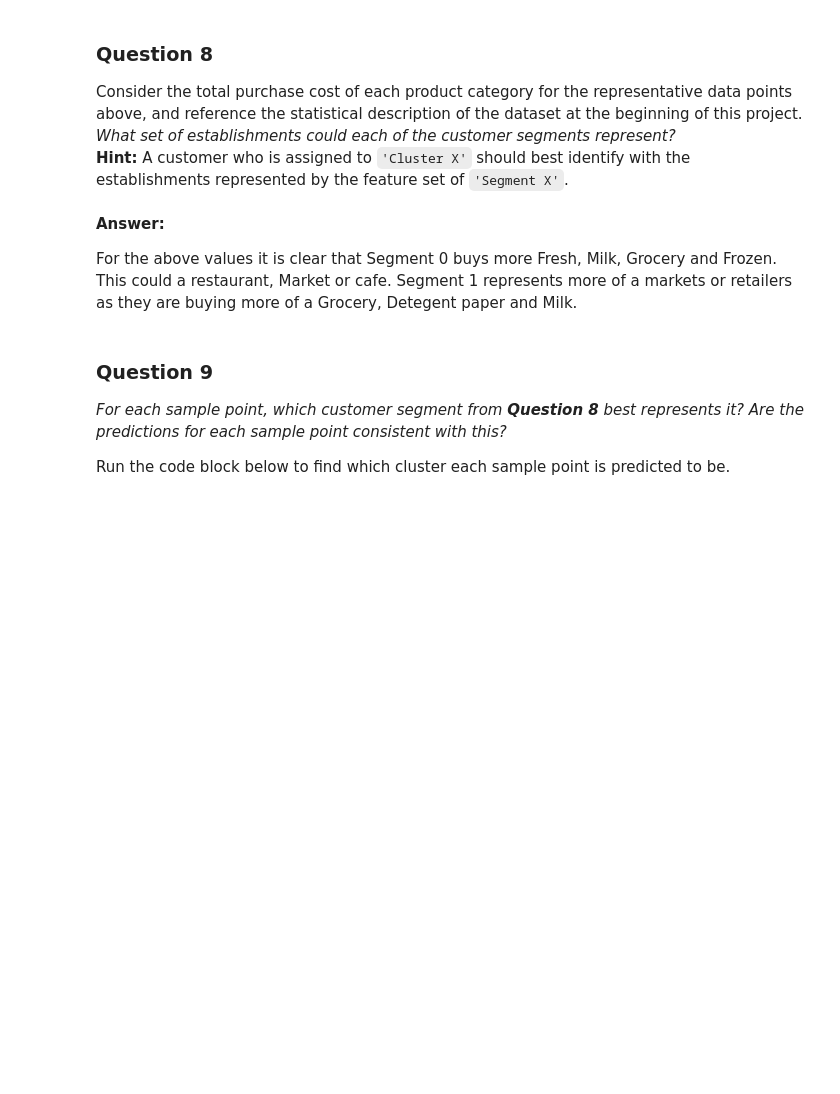
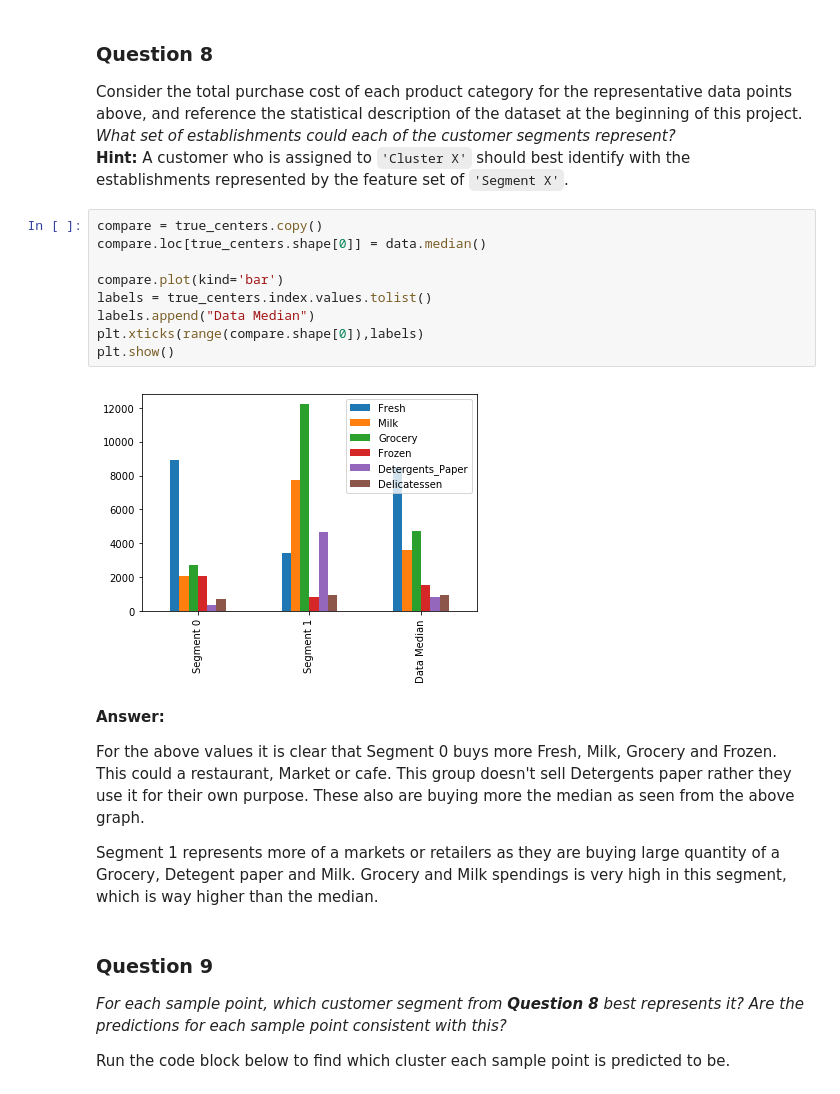
Before and after one commit to umang6891/MLND-Creating-Customer-Segments, a Jupyter notebook: customer_segments.ipynb, the cells around one changed output. Drawn from its saved outputs; the diff is of its cells as text; blank space fills up the shorter version.

```diff
--- a/customer_segments.ipynb
+++ b/customer_segments.ipynb
@@ -558,10 +558,23 @@ display(true_centers)
 ### Question 8
 Consider the total purchase cost of each product category for the representative data points above, and reference the statistical description of the dataset at the beginning of this project. *What set of establishments could each of the customer segments represent?*
 **Hint:** A customer who is assigned to `'Cluster X'` should best identify with the establishments represented by the feature set of `'Segment X'`.
+# %%
+compare = true_centers.copy()
+compare.loc[true_centers.shape[0]] = data.median()
+
+compare.plot(kind='bar')
+labels = true_centers.index.values.tolist()
+labels.append("Data Median")
+plt.xticks(range(compare.shape[0]),labels)
+plt.show()
+# %% [output]
+[figure, added]
 # %% [markdown]
 **Answer:**
 
-For the above values it is clear that Segment 0 buys more Fresh, Milk, Grocery and Frozen. This could a restaurant, Market or cafe. Segment 1 represents more of a markets or retailers as they are buying more of a Grocery, Detegent paper and Milk.
+For the above values it is clear that Segment 0 buys more Fresh, Milk, Grocery and Frozen. This could a restaurant, Market or cafe. This group doesn't sell Detergents paper rather they use it for their own purpose. These also are buying more the median as seen from the above graph.
+
+Segment 1 represents more of a markets or retailers as they are buying large quantity of a Grocery, Detegent paper and Milk. Grocery and Milk spendings is very high in this segment, which is way higher than the median.
 # %% [markdown]
 ### Question 9
 *For each sample point, which customer segment from* ***Question 8*** *best represents it? Are the predictions for each sample point consistent with this?*
```
Also changed, not shown: parts of 1 cell of this notebook.
